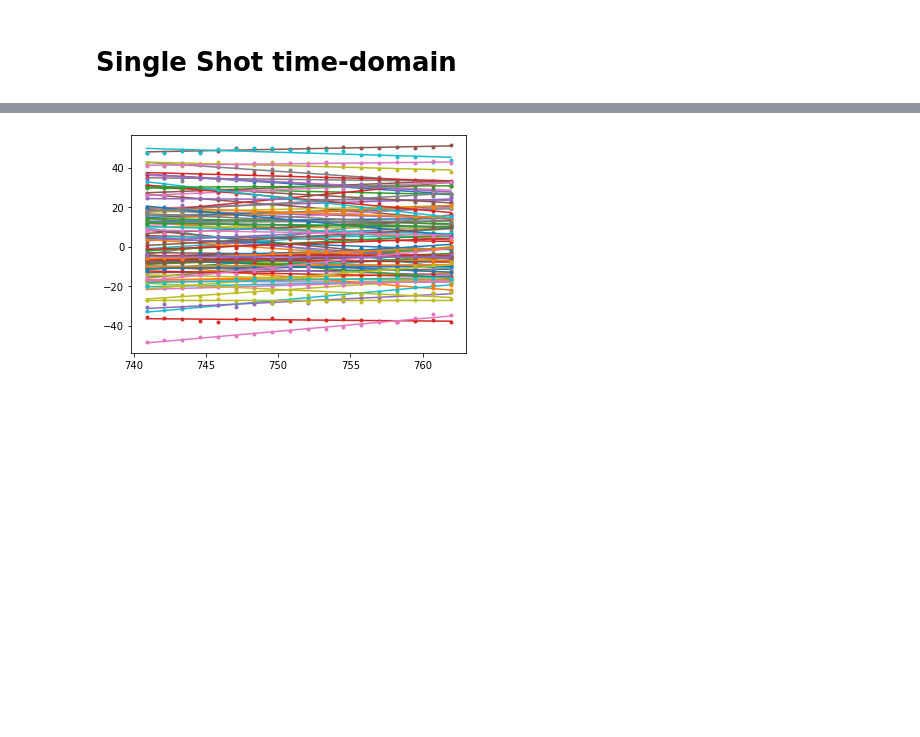
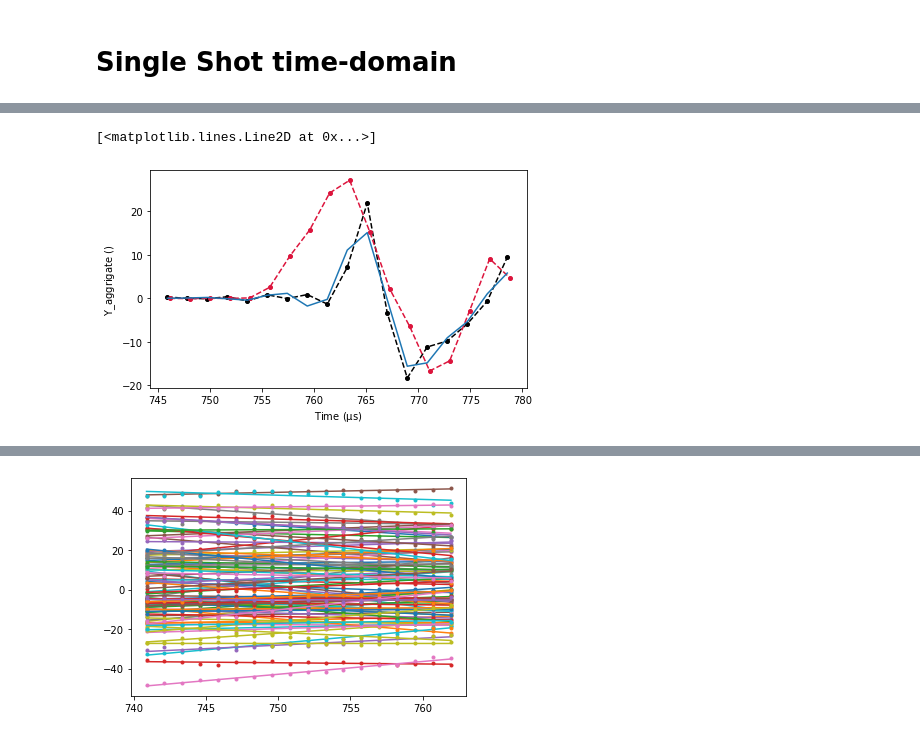
Before and after one commit to lhillber/brownian, a Jupyter notebook: notebooks/translating_laser_sound-source.ipynb, the cells around one changed output, grey strips where cells are left out. Saved outputs shown, nothing was run; the diff lists cells and outputs as text; code cells hidden in the pictures; blank space fills up the shorter version.

```diff
--- a/notebooks/translating_laser_sound-source.ipynb
+++ b/notebooks/translating_laser_sound-source.ipynb
@@ -369,0 +390,13 @@ plt.loglog(freq[freq>freq_pulse[1]], psd[freq>freq_pulse[1]]*cal*cal)
+# %%
+fig, ax = plt.subplots(1,1, figsize=(2*3.375, 4))
+Cp.agg.plot(tmin=plot_tmin, tmax=plot_tmax, ax=ax, tunit="us", unit="Pa",
+            marker="o", ms=4, c="k", ls="--", label="bead (N=100)")
+Cmic.agg.plot(tmin=plot_tmin, tmax=plot_tmax, ax=ax, tunit="us", unit=4e-4,
+              marker="o", ms=4, c="crimson", ls="--", label="microphone (N=100)")
+
+pt_lp, p_lp = Cp.agg.lowpass(cutoff=150e3)
+mask = np.logical_and(pt_lp>plot_tmin, pt_lp<plot_tmax)
+ax.plot(pt_lp[mask]*1e6, p_lp[mask])
+# %% [output]
+[<matplotlib.lines.Line2D at 0x...>]
+[figure, added]
```
Also changed, not shown: parts of 32 cells of this notebook, 8 other files.
